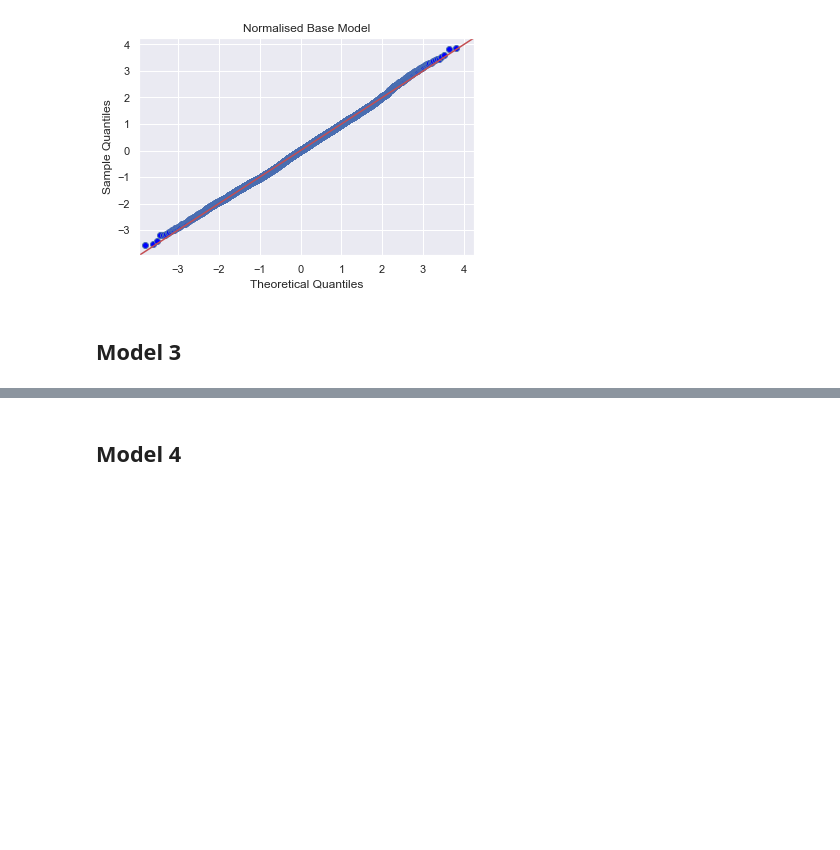
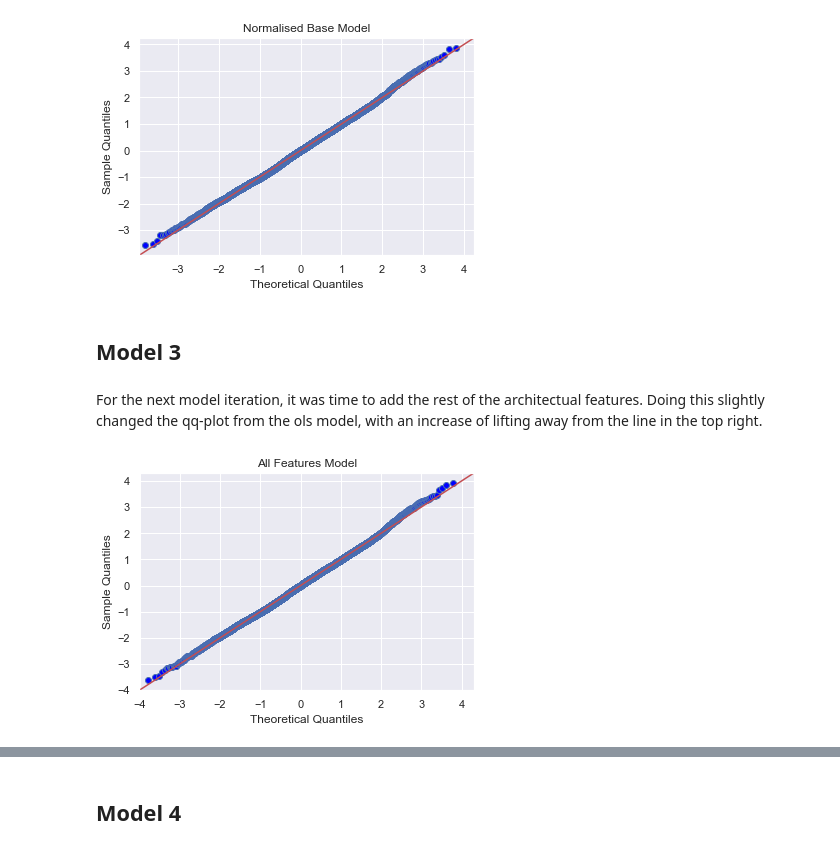
Before and after one commit to MossyJossy/Phase-2-Project, a Jupyter notebook: King County Housing Analysis.ipynb, the cells around one changed output, grey strips where cells are left out. Saved outputs shown, nothing was run; the diff lists cells and outputs as text; code cells hidden in the pictures; blank space fills up the shorter version.

```diff
--- a/King County Housing Analysis.ipynb
+++ b/King County Housing Analysis.ipynb
@@ -119,3 +125,9 @@ display.Image('Data Exploration/Images/Norm_qqplot.png')
 [figure]
 # %% [markdown]
 ## Model 3
+# %% [markdown]
+For the next model iteration, it was time to add the rest of the architectual features. Doing this slightly changed the qq-plot from the ols model, with an increase of lifting away from the line in the top right.
+# %%
+display.Image('Images/All_Features_qqplot.png')
+# %% [output]
+[figure, added]
```
Also changed, not shown: parts of 34 cells of this notebook, 28 other files.
